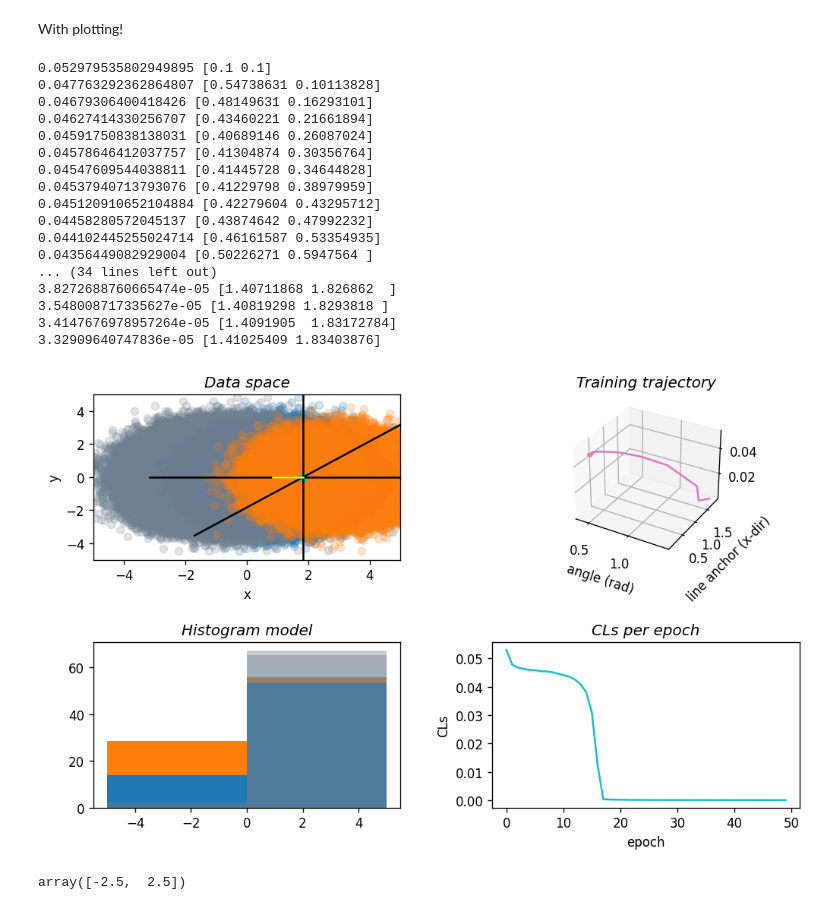
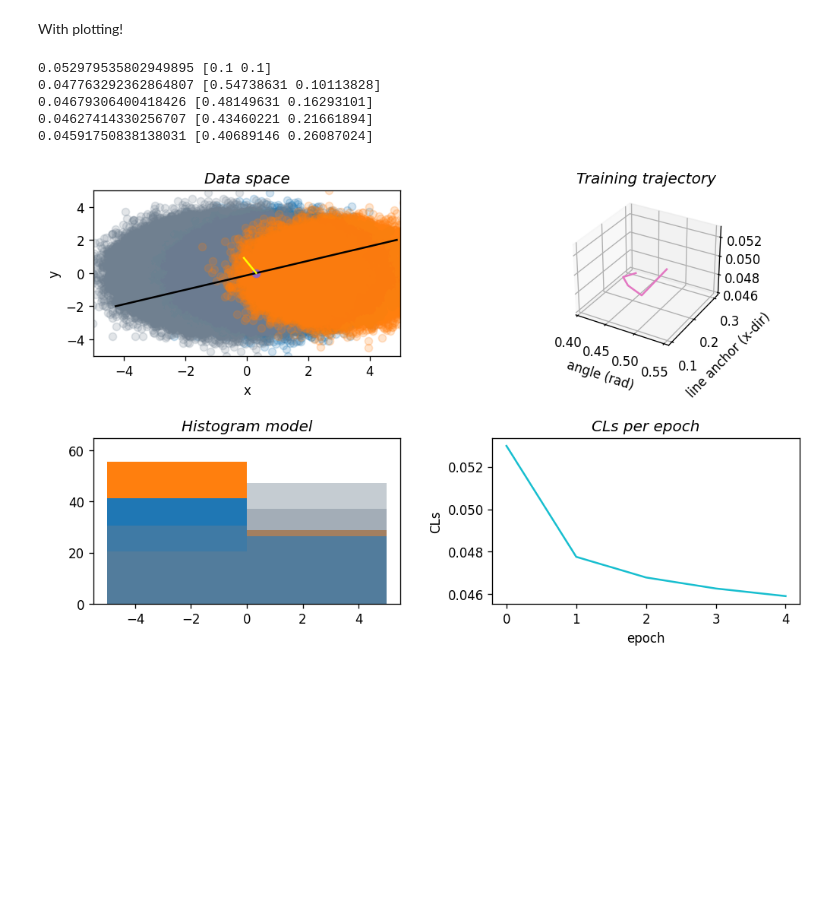
Before and after one commit to gradhep/neos-scratch, a Jupyter notebook: examples/3-blobs/3blobs1line.ipynb, the cells around one changed output. Cells and saved outputs as stored; diff of their text form; code cells hidden in the pictures; blank space fills up the shorter version.

```diff
--- a/examples/3-blobs/3blobs1line.ipynb
+++ b/examples/3-blobs/3blobs1line.ipynb
@@ -1,18 +1,3 @@
-# %%
-from functools import partial
-
-import jax
-import jax.numpy as jnp
-import matplotlib.pyplot as plt
-import numpy as np
-from jax.random import PRNGKey
-
-jax.config.update("jax_enable_x64", True)
-
-from maker import get_model, yield_maker
-from relaxed import infer
-
-plt.rc("figure", figsize=(10.0, 6.0), dpi=120, facecolor="w")
 # %%
 from functools import partial
 
@@ -109,17 +94,17 @@ def plot_data_space(ax, params, key):
     ax.scatter(b3[:, 0], b3[:, 1], alpha=0.2, color="slategrey")
     ax.scatter(s1[:, 0], s1[:, 1], alpha=0.2, color="C1")
 
-    ax.scatter(anchr[0], anchr[1])
-    for angle in [0.0, jnp.pi / 4, jnp.pi / 2]:
+    ax.scatter(anchr[0], anchr[1], c="C3")
+    # for angle in [0.0, jnp.pi / 4, jnp.pi / 2]:
 
-        direc = jnp.array([jnp.cos(angle), jnp.sin(angle)])
-        normal = jnp.array([jnp.cos(angle + jnp.pi / 2), jnp.sin(angle + jnp.pi / 2)])
+    direc = jnp.array([jnp.cos(angle), jnp.sin(angle)])
+    normal = jnp.array([jnp.cos(angle + jnp.pi / 2), jnp.sin(angle + jnp.pi / 2)])
 
-        lp = jax.vmap(lambda alpha: anchr + alpha * direc)(jnp.linspace(-5, 5))
-        ax.plot(lp[:, 0], lp[:, 1], c="k")
+    lp = jax.vmap(lambda alpha: anchr + alpha * direc)(jnp.linspace(-5, 5))
+    ax.plot(lp[:, 0], lp[:, 1], c="k")
 
     t = np.stack([anchr, anchr + normal])
-    ax.plot(t[:, 0], t[:, 1], c="yellow")
+    # ax.plot(t[:, 0], t[:, 1], c="yellow")
     ax.set_xlim(-5, 5)
     ax.set_ylim(-5, 5)
 
@@ -181,49 +166,33 @@ ax_copy = axs
 from celluloid import Camera
 
 camera = Camera(fig)
 
 # training loop
 x = jnp.array([0.1, 0.1])
 new_key = PRNGKey(3)
 
 data["Data space"].append([x, new_key])
 
-for i in range(50):
+for i in range(5):
     new_key, subkey = jax.random.split(new_key)
     loss = partial(loss_fn, model_kwargs=dict(key=subkey))
     x, current_x, cls, grad = grad_descent(x, loss, lr=8)
 
     data["Data space"] = x
     data["Training trajectory"].append([*x, cls])
     data["CLs per epoch"].append([i, cls])
     data["Histogram model"] = x
 
     plot_epoch(axs, data, subkey)
     camera.snap()
     axs = ax_copy
     print(cls, current_x)
 
-camera.animate().save("ani.gif", writer="imagemagick", fps=8)
+camera.animate().save("ani2.gif", writer="imagemagick", fps=8)
 # %% [output]
 0.052979535802949895 [0.1 0.1]
 0.047763292362864807 [0.54738631 0.10113828]
 0.04679306400418426 [0.48149631 0.16293101]
 0.04627414330256707 [0.43460221 0.21661894]
 0.04591750838138031 [0.40689146 0.26087024]
-0.04578646412037757 [0.41304874 0.30356764]
-0.04547609544038811 [0.41445728 0.34644828]
-0.04537940713793076 [0.41229798 0.38979959]
-0.045120910652104884 [0.42279604 0.43295712]
-0.04458280572045137 [0.43874642 0.47992232]
-0.044102445255024714 [0.46161587 0.53354935]
-0.04356449082929004 [0.50226271 0.5947564 ]
-... (34 lines left out)
-3.8272688760665474e-05 [1.40711868 1.826862  ]
-3.548008717335627e-05 [1.40819298 1.8293818 ]
-3.4147676978957264e-05 [1.4091905  1.83172784]
-3.32909640747836e-05 [1.41025409 1.83403876]
-[figure, old version]
+[figure, new version]
-# %%
-(bins[1:] + bins[:-1]) / 2
-# %% [output]
-array([-2.5,  2.5])
```
Also changed, not shown: 3 other files.
